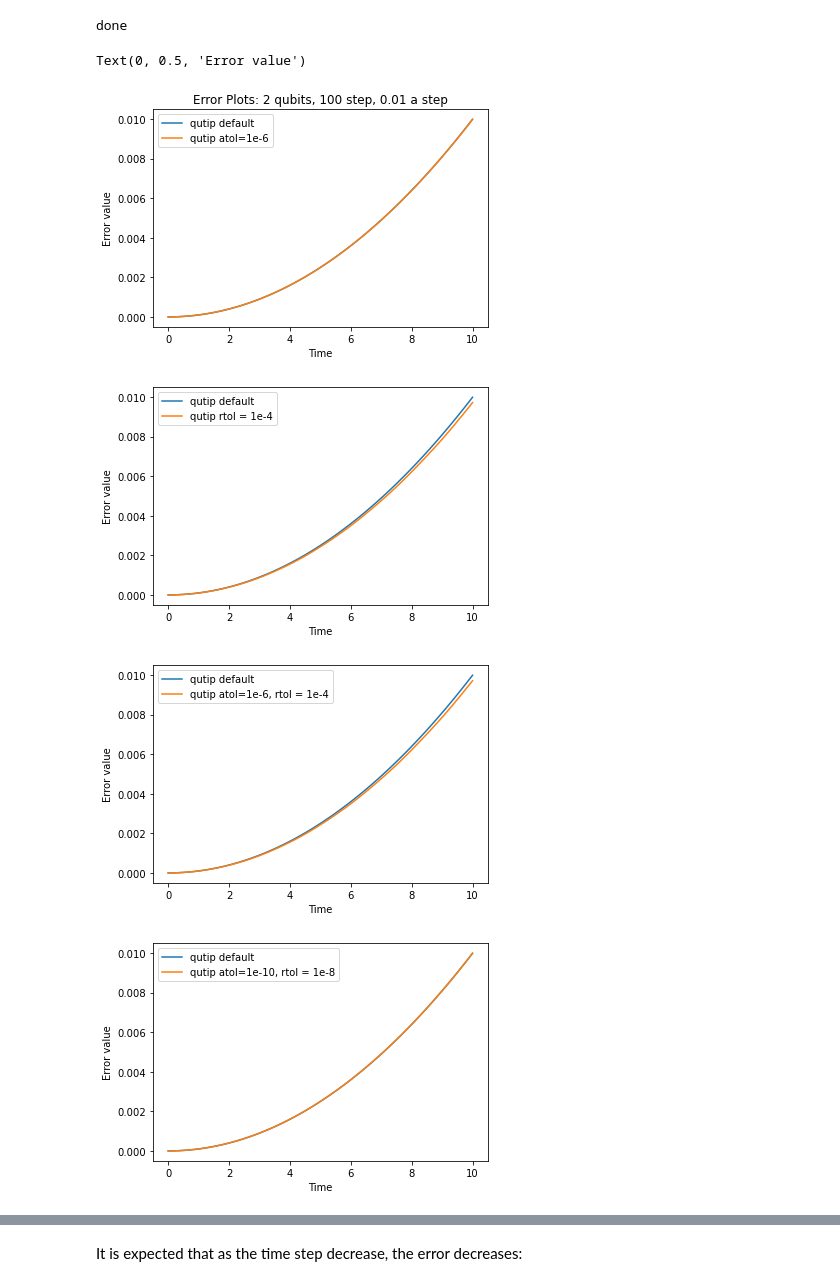
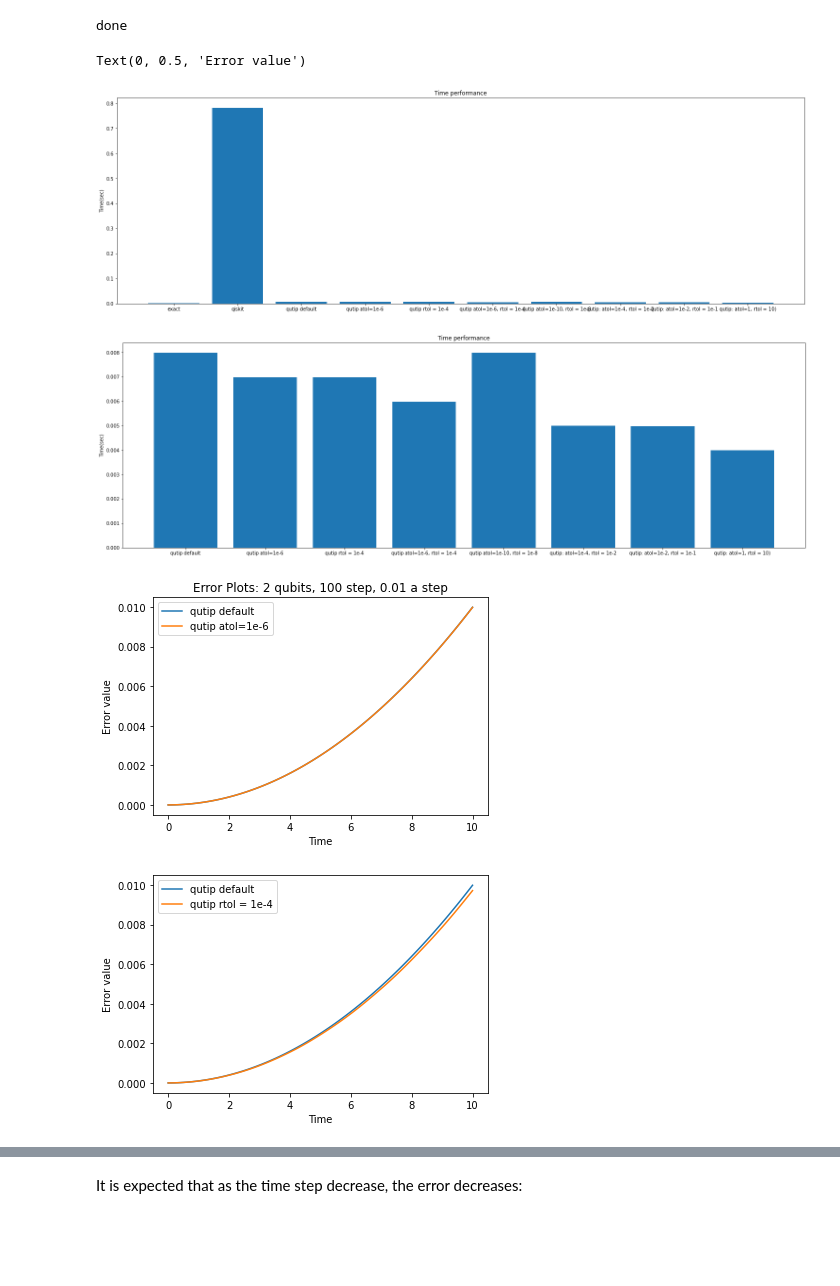
Before and after one commit to majdh98/Summer2021, a Jupyter notebook: N_Qubits_time_independet_Hamiltonian_Simulation.ipynb, the cells around one changed output, grey strips where cells are left out. Cells and saved outputs as stored; diff of their text form; code cells hidden in the pictures; blank space fills up the shorter version.

Commit message:
added time performance to n-qubits

```diff
--- a/N_Qubits_time_independet_Hamiltonian_Simulation.ipynb
+++ b/N_Qubits_time_independet_Hamiltonian_Simulation.ipynb
@@ -76,10 +86,13 @@ def qutip_construct_initial_state(n):
 ## Exact Simulation
 # %%
 # This method simulate the time evolution of n-qubits with time independent Hamiltonian by building the Unitary operator
-# Outputs: state evolution results in the Z-basis
+# Outputs: state evolution results in the Z-basis, time taken to execute
 # Inputs: n: number of qubits, time_step: the time step of the unitary (the angle of rotation each time unit),
 # and num_steps: the number of times to apply the unitary
 def exact_simulate(n, time_step, num_steps):
+
+    # Time performance
+    begin_time = time.time()
 
     # initial state
     initial_state = exact_construct_initial_state(n)
@@ -96,7 +109,7 @@ def exact_simulate(n, time_step, num_steps):
     for t in range(num_steps - 1):
         state = np.matmul(u, state)
         states.append(convert_from_x_basis_to_z_basis(state))
-    return states
+    return states, time.time()  - begin_time
 
 
 # construct the state |0> tensored with itself n times in the x-basis
@@ -131,5 +144,5 @@ def convert_from_x_basis_to_z_basis(x_state):
     return z_state
 
 
-# exact_sim = exact_simulate(n, 0.1, 100)
-# print(exact_sim)
+# exact_sim, delta = exact_simulate(n, 0.1, 100)
+# print(delta)
@@ -159,10 +174,14 @@ IndentationError: expected an indented block (<ipython-input-5-e917f88bd1c5>, li
 # Qiskit Simulation
 # %%
 # This method simulate the time evolution of n-qubits with time independent Hamiltonian usig
-# Outputs: state evolution results in the Z-basis
+# Outputs: state evolution results in the Z-basis, time taken to execute
 # Inputs: n: number of qubits, time_step: the time step of the unitary (the angle of rotation each time unit),
 # and num_steps: the number of times to apply the unitary
 def qiskit_simulate(n, time_step, num_steps):
+
+    # Time performance
+    begin_time = time.time()
+
     # create the quntum simulator
     svsim = Aer.get_backend('statevector_simulator')
 
@@ -182,7 +201,7 @@ def qiskit_simulate(n, time_step, num_steps):
         for j in range(1, n):
             qc.cx(0, j)
         states.append(Statevector.from_instruction(qc).data)
-    return states
+    return states, time.time() - begin_time
 
 def appx_qiskit_simulate(n, time_step, num_steps):
 
@@ -369,6 +401,30 @@ for i in range(100):
 # p.plot(times, error_qiskit)
 # p.plot(times, error_qiskit_1)
 # p.legend(("qiskit", "appx qiskit"))
+
+
+p = plt.figure(12)
+p.set_figwidth(26)
+p.set_figheight(8)
+p = plt.subplot()
+p.bar(["exact", "qiskit", "qutip default", "qutip atol=1e-6", "qutip rtol = 1e-4",
+       "qutip atol=1e-6, rtol = 1e-4","qutip atol=1e-10, rtol = 1e-8",
+       "qutip: atol=1e-4, rtol = 1e-2","qutip: atol=1e-2, rtol = 1e-1",
+      "qutip: atol=1, rtol = 10)" ], time_perf )
+p.set_title("Time performance")
+p.set_ylabel('Time(sec)')
+
+p = plt.figure(13)
+p.set_figwidth(26)
+p.set_figheight(8)
+p = plt.subplot()
+p.bar(["qutip default", "qutip atol=1e-6", "qutip rtol = 1e-4",
+       "qutip atol=1e-6, rtol = 1e-4","qutip atol=1e-10, rtol = 1e-8",
+       "qutip: atol=1e-4, rtol = 1e-2","qutip: atol=1e-2, rtol = 1e-1",
+      "qutip: atol=1, rtol = 10)" ], time_perf[2:10] )
+p.set_title("Time performance")
+p.set_ylabel('Time(sec)')
+
 
 plt.figure(2)
 p = plt.subplot()
@@ -401,34 +457,34 @@ p.plot(times, error_1)
 p.plot(times, error_5)
 p.legend(("qutip default", "qutip atol=1e-10, rtol = 1e-8",))
 p.set_xlabel('Time')
 p.set_ylabel('Error value')
 
 plt.figure(6)
 p = plt.subplot()
 p.plot(times, error_1)
 p.plot(times, error_6)
 p.legend(("qutip default", "qutip: atol=1e-4, rtol = 1e-2",))
 p.set_xlabel('Time')
 p.set_ylabel('Error value')
 
 plt.figure(7)
 p = plt.subplot()
 p.plot(times, error_1)
 p.plot(times, error_7)
 p.legend(("qutip default", "qutip: atol=1e-2, rtol = 1e-1",))
 p.set_xlabel('Time')
 p.set_ylabel('Error value')
 
 plt.figure(8)
 p = plt.subplot()
 p.plot(times, error_1)
 p.plot(times, error_8)
 p.legend(("qutip default", "qutip: atol=1, rtol = 10)",))
 p.set_xlabel('Time')
 p.set_ylabel('Error value')
 # %% [output]
 Text(0, 0.5, 'Error value')
-[figure, old version]
+[figure, new version]
-[figure, old version]
+[figure, new version]
-[figure, old version]
+[figure, new version]
-[figure, old version]
+[figure, new version]
```
Also changed, not shown: parts of 10 cells of this notebook.
